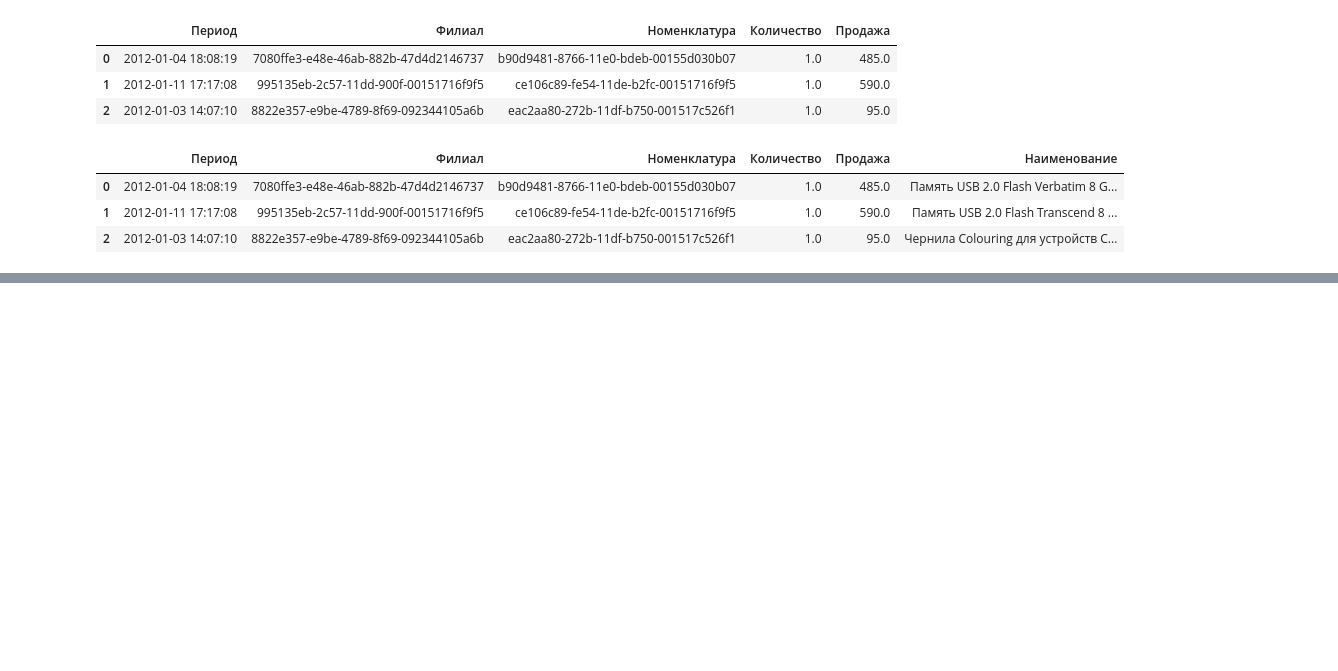
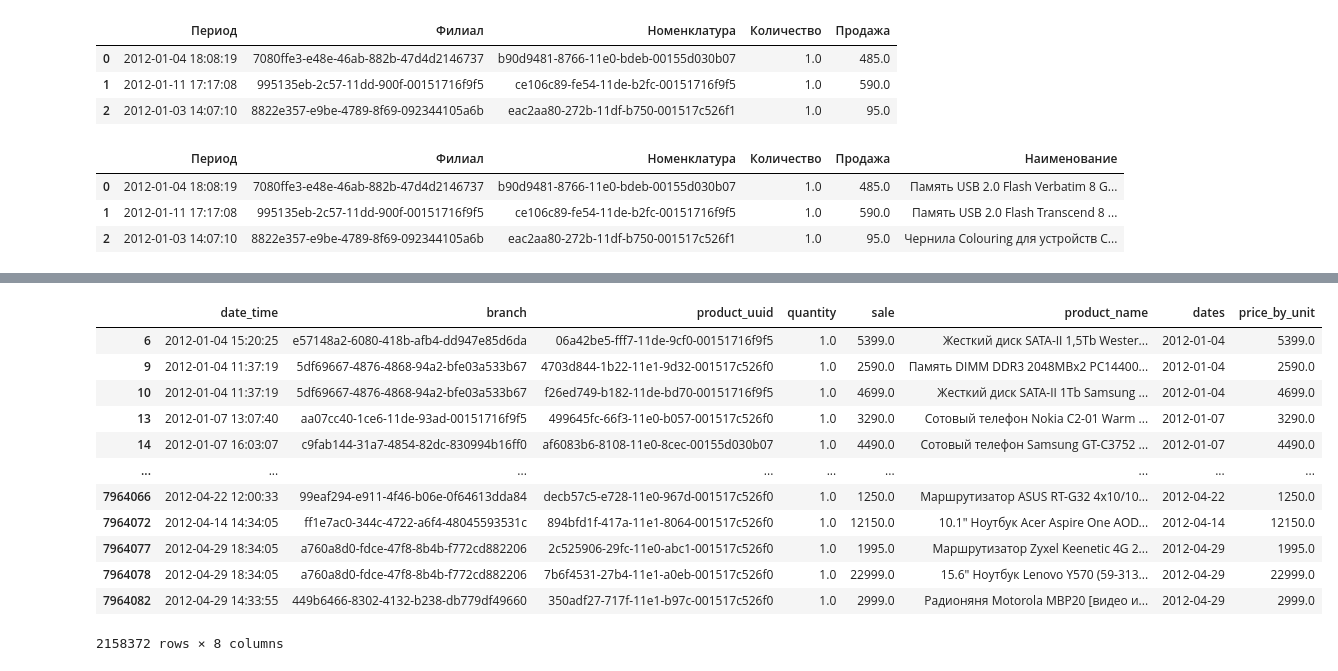
Before and after one commit to xenophorus/pyPlayGround, a Jupyter notebook: Untitled.ipynb, the cells around one changed output, grey strips where cells are left out. Cells and saved outputs as stored; diff of their text form; code cells hidden in the pictures; blank space fills up the shorter version.

```diff
--- a/Untitled.ipynb
+++ b/Untitled.ipynb
@@ -112,0 +83,16 @@ df_names_sales.sort_values("price_by_unit")
+# %%
+df_names_sales[(df_names_sales['sale'] > 1000) & (df_names_sales['quantity'] < 2)]
+# %% [output]
+|  | date_time | branch | product_uuid | quantity | sale | product_name | dates | price_by_unit |
+| 6 | 2012-01-04 15:20:25 | e57148a2-6080-418b-afb4-dd947e85d6da | 06a42be5-fff7-11de-9cf0-00151716f9f5 | 1.0 | 5399.0 | Жесткий диск SATA-II 1,5Tb Wester... | 2012-01-04 | 5399.0 |
+| 9 | 2012-01-04 11:37:19 | 5df69667-4876-4868-94a2-bfe03a533b67 | 4703d844-1b22-11e1-9d32-001517c526f0 | 1.0 | 2590.0 | Память DIMM DDR3 2048MBx2 PC14400... | 2012-01-04 | 2590.0 |
+| 10 | 2012-01-04 11:37:19 | 5df69667-4876-4868-94a2-bfe03a533b67 | f26ed749-b182-11de-bd70-00151716f9f5 | 1.0 | 4699.0 | Жесткий диск SATA-II 1Tb Samsung ... | 2012-01-04 | 4699.0 |
+| 13 | 2012-01-07 13:07:40 | aa07cc40-1ce6-11de-93ad-00151716f9f5 | 499645fc-66f3-11e0-b057-001517c526f0 | 1.0 | 3290.0 | Сотовый телефон Nokia C2-01 Warm ... | 2012-01-07 | 3290.0 |
+| 14 | 2012-01-07 16:03:07 | c9fab144-31a7-4854-82dc-830994b16ff0 | af6083b6-8108-11e0-8cec-00155d030b07 | 1.0 | 4490.0 | Сотовый телефон Samsung GT-C3752 ... | 2012-01-07 | 4490.0 |
+| ... | ... | ... | ... | ... | ... | ... | ... | ... |
+| 7964066 | 2012-04-22 12:00:33 | 99eaf294-e911-4f46-b06e-0f64613dda84 | decb57c5-e728-11e0-967d-001517c526f0 | 1.0 | 1250.0 | Маршрутизатор ASUS RT-G32 4x10/10... | 2012-04-22 | 1250.0 |
+| 7964072 | 2012-04-14 14:34:05 | ff1e7ac0-344c-4722-a6f4-48045593531c | 894bfd1f-417a-11e1-8064-001517c526f0 | 1.0 | 12150.0 | 10.1" Ноутбук Acer Aspire One AOD... | 2012-04-14 | 12150.0 |
+| 7964077 | 2012-04-29 18:34:05 | a760a8d0-fdce-47f8-8b4b-f772cd882206 | 2c525906-29fc-11e0-abc1-001517c526f0 | 1.0 | 1995.0 | Маршрутизатор Zyxel Keenetic 4G 2... | 2012-04-29 | 1995.0 |
+| 7964078 | 2012-04-29 18:34:05 | a760a8d0-fdce-47f8-8b4b-f772cd882206 | 7b6f4531-27b4-11e1-a0eb-001517c526f0 | 1.0 | 22999.0 | 15.6" Ноутбук Lenovo Y570 (59-313... | 2012-04-29 | 22999.0 |
+| 7964082 | 2012-04-29 14:33:55 | 449b6466-8302-4132-b238-db779df49660 | 350adf27-717f-11e1-b97c-001517c526f0 | 1.0 | 2999.0 | Радионяня Motorola MBP20 [видео и... | 2012-04-29 | 2999.0 |
+2158372 rows × 8 columns
```
Also changed, not shown: parts of 13 cells of this notebook.
